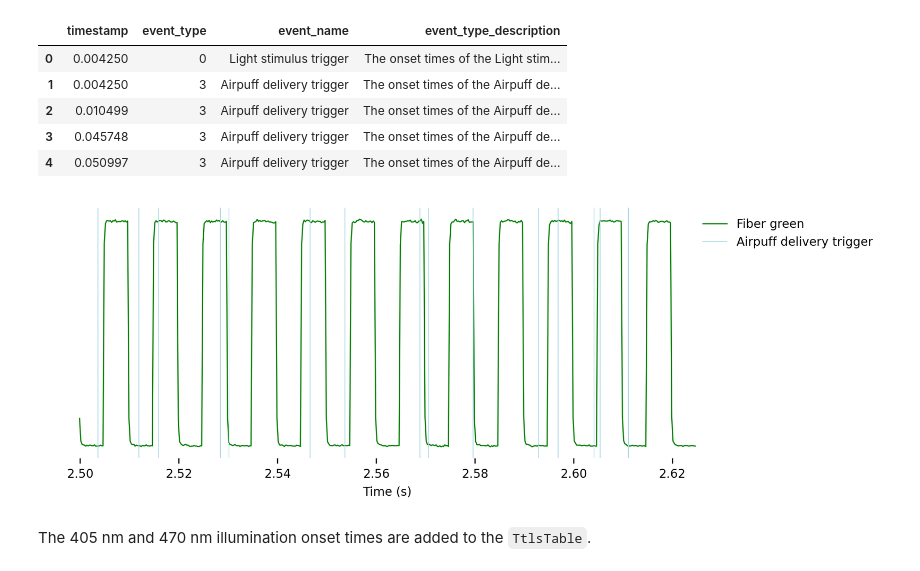
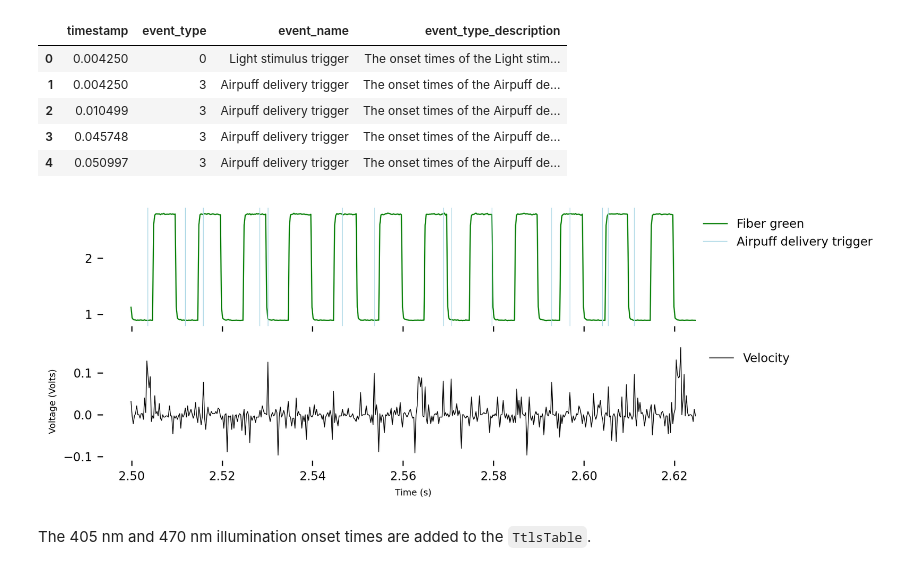
Before and after one commit to catalystneuro/dombeck-lab-to-nwb, a Jupyter notebook: src/dombeck_lab_to_nwb/azcorra2023/tutorials/azcorra2023_demo.ipynb, the cells around one changed output. Drawn from its saved outputs; the diff is of its cells as text; code cells hidden in the pictures.

```diff
--- a/src/dombeck_lab_to_nwb/azcorra2023/tutorials/azcorra2023_demo.ipynb
+++ b/src/dombeck_lab_to_nwb/azcorra2023/tutorials/azcorra2023_demo.ipynb
@@ -18,7 +18,7 @@ Reading is carried out using the [NWBHDF5IO](https://pynwb.readthedocs.io/en/sta
 from pynwb import NWBHDF5IO
 
 # The file path to a .nwb file
-nwbfile_path = "/Volumes/LaCie/CN_GCP/Dombeck/nwbfiles/20200129-0002.nwb"
+nwbfile_path = "/Volumes/LaCie/CN_GCP/Dombeck/nwbfiles/VGlut-A997-20200129-0002.nwb"
 io = NWBHDF5IO(path=nwbfile_path, mode="r", load_namespaces=True)
 nwbfile = io.read()
 
@@ -86,3 +88,6 @@ Fields:
   starting_time: 0.0
   starting_time_unit: seconds
   unit: Volts
+# %%
+velocity_picoscope = nwbfile.acquisition["Velocity"]
+velocity_picoscope
@@ -129,30 +147,40 @@ events.head()
 # %%
 import pandas as pd
 from matplotlib import pyplot as plt
 
 # Prepare data for plotting
 data = fluorescence_green.data[10000:10500]
 timestamps = fluorescence_green.get_timestamps()[10000:10500]
 
+velocity_data = velocity_picoscope.data[10000:10500]
+
 # Add events during selected time
 airpuff_events = events[events["event_type"] == 3]
 event_times = airpuff_events[(airpuff_events["timestamp"] > 2.5 ) & (airpuff_events["timestamp"] <= 2.62)]["timestamp"]
 
-fig, ax = plt.subplots(figsize=(8, 3), dpi=300)
+fig, ax = plt.subplots(nrows=2, ncols=1,figsize=(8, 3), dpi=300, sharex=True)
 
-ax.plot(timestamps, data, color="green", linewidth=0.8)
-[plt.axvline(time, color='lightblue', linewidth=0.5) for time in event_times]
+ax[0].plot(timestamps, data, color="green", linewidth=0.8)
+[ax[0].axvline(time, color='lightblue', linewidth=0.5) for time in event_times]
 
-ax.yaxis.set_visible(False)
-ax.set_frame_on(False)
+ax[1].plot(timestamps, velocity_data, color="black", linewidth=0.5)
 
-plt.xlabel('Time (s)', fontsize=8)
+ax[0].set_frame_on(False)
+ax[1].set_frame_on(False)
+ax[0].legend(["Fiber green", "Airpuff delivery trigger"], frameon=False, bbox_to_anchor=(.95, 1), loc='upper left', prop={'size': 8})
+ax[1].legend(["Velocity"], frameon=False, bbox_to_anchor=(.96, 1), loc='upper left', prop={'size': 8})
+ax[1].tick_params(axis='y', labelsize=8)
+ax[0].tick_params(axis='y', labelsize=8)
+
+plt.xlabel('Time (s)', fontsize=6)
+plt.ylabel('Voltage (Volts)', fontsize=6)
 plt.tick_params(axis='x', labelsize=8)
-plt.legend(["Fiber green", "Airpuff delivery trigger"], frameon=False, bbox_to_anchor=(.95, 1), loc='upper left', prop={'size': 8})
+
+
 plt.tight_layout()
 plt.show()
 # %% [output]
-[figure, old version]
+[figure, new version]
 # %% [markdown]
 The 405 nm and 470 nm illumination onset times are added to the `TtlsTable`.
 # %%
```
Also changed, not shown: parts of 22 cells of this notebook.
